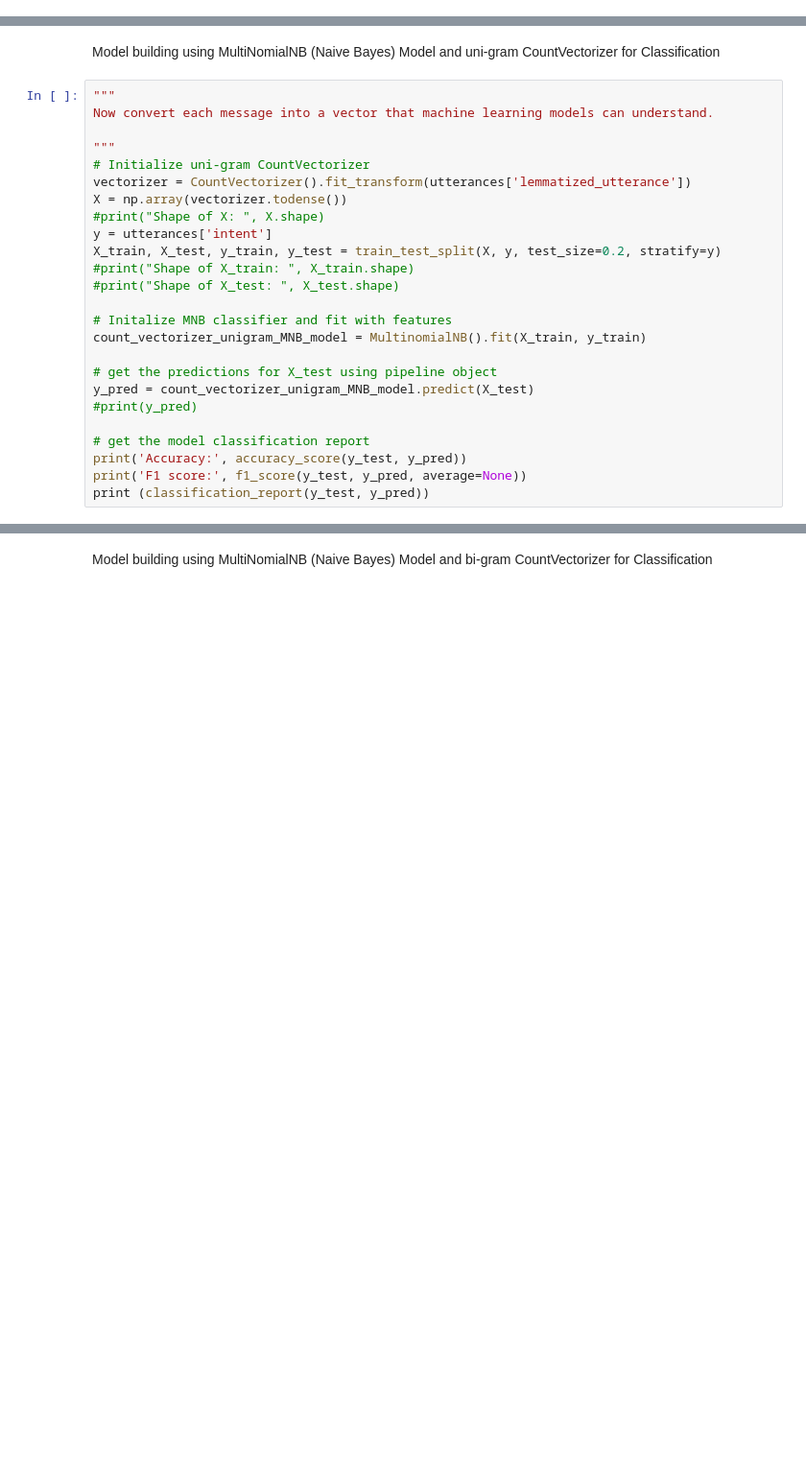
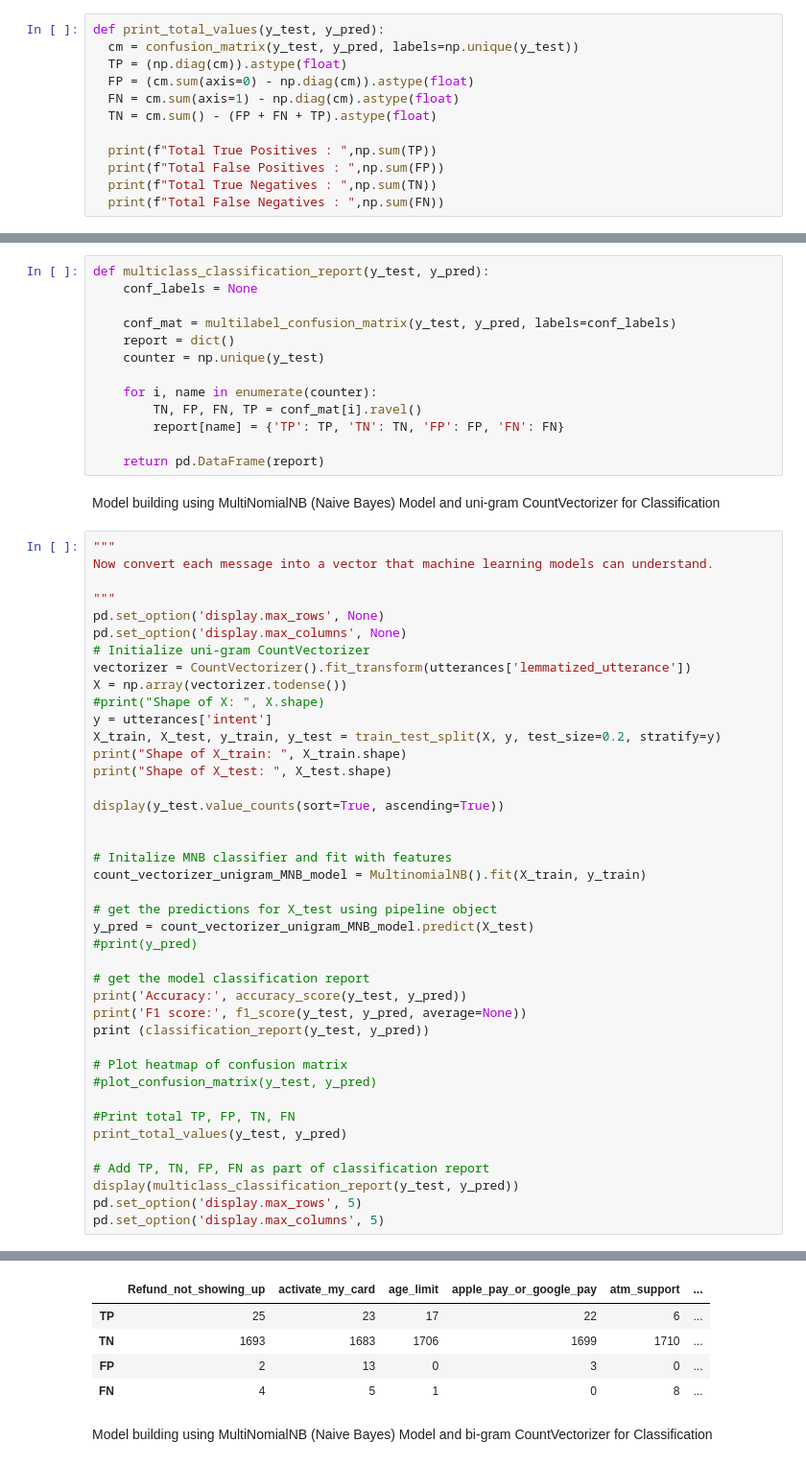
Before and after one commit to Seems1268/Topic_Analysis, a Jupyter notebook: Topic_Analysis.ipynb, the cells around one changed output, grey strips where cells are left out. Shown: that part at 96% size. Drawn from its saved outputs; the diff is of its cells as text; blank space fills up the shorter version.

```diff
--- a/Topic_Analysis.ipynb
+++ b/Topic_Analysis.ipynb
@@ -426,0 +423,12 @@ from collections import Counter
+# %%
+def print_total_values(y_test, y_pred):
+  cm = confusion_matrix(y_test, y_pred, labels=np.unique(y_test))
+  TP = (np.diag(cm)).astype(float)
+  FP = (cm.sum(axis=0) - np.diag(cm)).astype(float)
+  FN = cm.sum(axis=1) - np.diag(cm).astype(float)
+  TN = cm.sum() - (FP + FN + TP).astype(float)
+
+  print(f"Total True Positives : ",np.sum(TP))
+  print(f"Total False Positives : ",np.sum(FP))
+  print(f"Total True Negatives : ",np.sum(TN))
+  print(f"Total False Negatives : ",np.sum(FN))
@@ -427,3 +437,16 @@ from collections import Counter
+# %%
+def multiclass_classification_report(y_test, y_pred):
+    conf_labels = None
+
+    conf_mat = multilabel_confusion_matrix(y_test, y_pred, labels=conf_labels)
+    report = dict()
+    counter = np.unique(y_test)
+
+    for i, name in enumerate(counter):
+        TN, FP, FN, TP = conf_mat[i].ravel()
+        report[name] = {'TP': TP, 'TN': TN, 'FP': FP, 'FN': FN}
+
+    return pd.DataFrame(report)
 # %% [markdown]
 Model building using MultiNomialNB (Naive Bayes) Model and uni-gram CountVectorizer for Classification
 # %%
@@ -431,14 +454,19 @@ Model building using MultiNomialNB (Naive Bayes) Model and uni-gram CountVectori
 Now convert each message into a vector that machine learning models can understand.
 
 """
+pd.set_option('display.max_rows', None)
+pd.set_option('display.max_columns', None)
 # Initialize uni-gram CountVectorizer
 vectorizer = CountVectorizer().fit_transform(utterances['lemmatized_utterance'])
 X = np.array(vectorizer.todense())
 #print("Shape of X: ", X.shape)
 y = utterances['intent']
 X_train, X_test, y_train, y_test = train_test_split(X, y, test_size=0.2, stratify=y)
-#print("Shape of X_train: ", X_train.shape)
-#print("Shape of X_test: ", X_test.shape)
+print("Shape of X_train: ", X_train.shape)
+print("Shape of X_test: ", X_test.shape)
+
+display(y_test.value_counts(sort=True, ascending=True))
+
 
 # Initalize MNB classifier and fit with features
 count_vectorizer_unigram_MNB_model = MultinomialNB().fit(X_train, y_train)
@@ -451,4 +479,15 @@ y_pred = count_vectorizer_unigram_MNB_model.predict(X_test)
 print('Accuracy:', accuracy_score(y_test, y_pred))
 print('F1 score:', f1_score(y_test, y_pred, average=None))
 print (classification_report(y_test, y_pred))
+
+# Plot heatmap of confusion matrix
+#plot_confusion_matrix(y_test, y_pred)
+
+#Print total TP, FP, TN, FN
+print_total_values(y_test, y_pred)
+
+# Add TP, TN, FP, FN as part of classification report
+display(multiclass_classification_report(y_test, y_pred))
+pd.set_option('display.max_rows', 5)
+pd.set_option('display.max_columns', 5)
 # %% [output]
@@ -472,3 +530,8 @@ weighted avg       0.82      0.81      0.80      1724
+|  | Refund_not_showing_up | activate_my_card | age_limit | apple_pay_or_google_pay | atm_support | ... |
+| TP | 25 | 23 | 17 | 22 | 6 | ... |
+| TN | 1693 | 1683 | 1706 | 1699 | 1710 | ... |
+| FP | 2 | 13 | 0 | 3 | 0 | ... |
+| FN | 4 | 5 | 1 | 0 | 8 | ... |
 # %% [markdown]
 Model building using MultiNomialNB (Naive Bayes) Model and bi-gram CountVectorizer for Classification
 # %%
```
Also changed, not shown: parts of 33 cells of this notebook.
